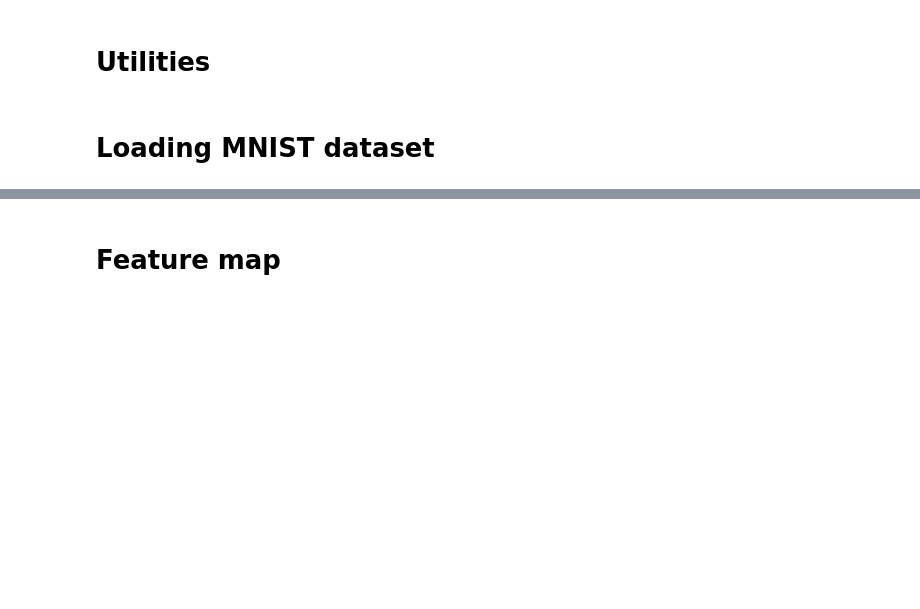
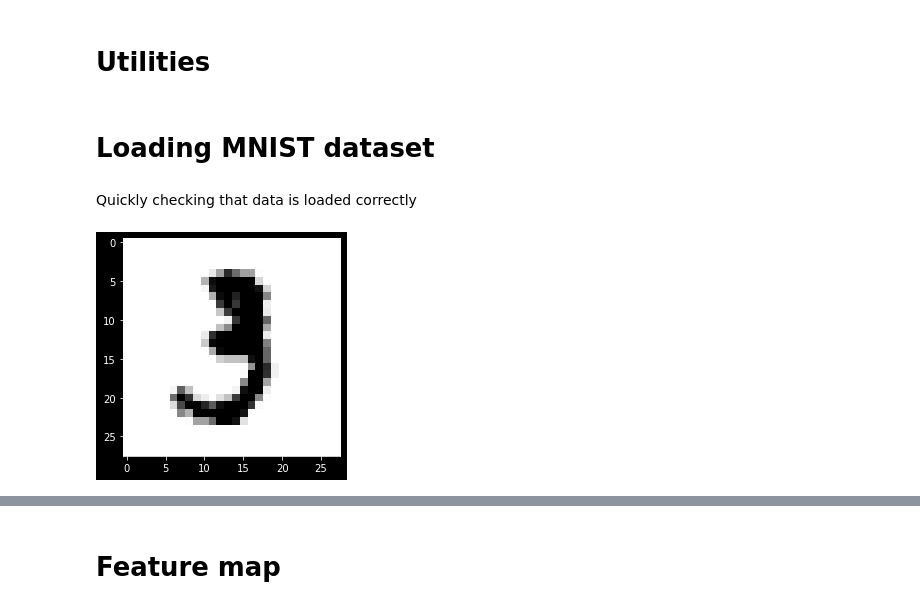
Before and after one commit to jordansauce/tensor-networks-algos, a Jupyter notebook: stoudenmire2018learning/notebook.ipynb, the cells around one changed output, grey strips where cells are left out. Cells and saved outputs as stored; diff of their text form; code cells hidden in the pictures; blank space fills up the shorter version.

```diff
--- a/stoudenmire2018learning/notebook.ipynb
+++ b/stoudenmire2018learning/notebook.ipynb
@@ -94,0 +85,12 @@ data = load_mnist('../data/mnist', downscale)
+# %% [markdown]
+Quickly checking that data is loaded correctly
+# %%
+j = 10   # a particularr image index
+img_vec = data['train']['images'][j]
+size = np.sqrt(img_vec.size).astype(int)
+img = img_vec.reshape(size, size)
+
+plt.imshow(img, cmap="Greys")
+plt.show()
+# %% [output]
+[figure, added]
```
Also changed, not shown: parts of 24 cells of this notebook.
